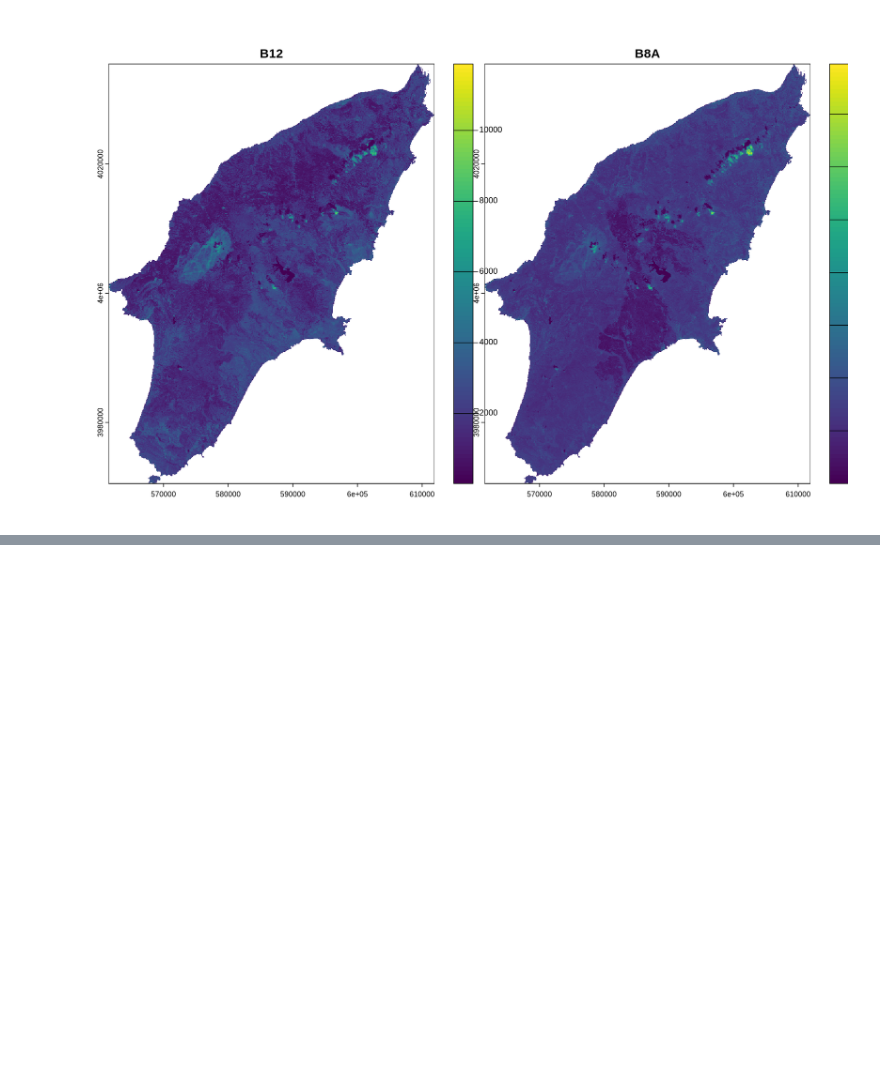
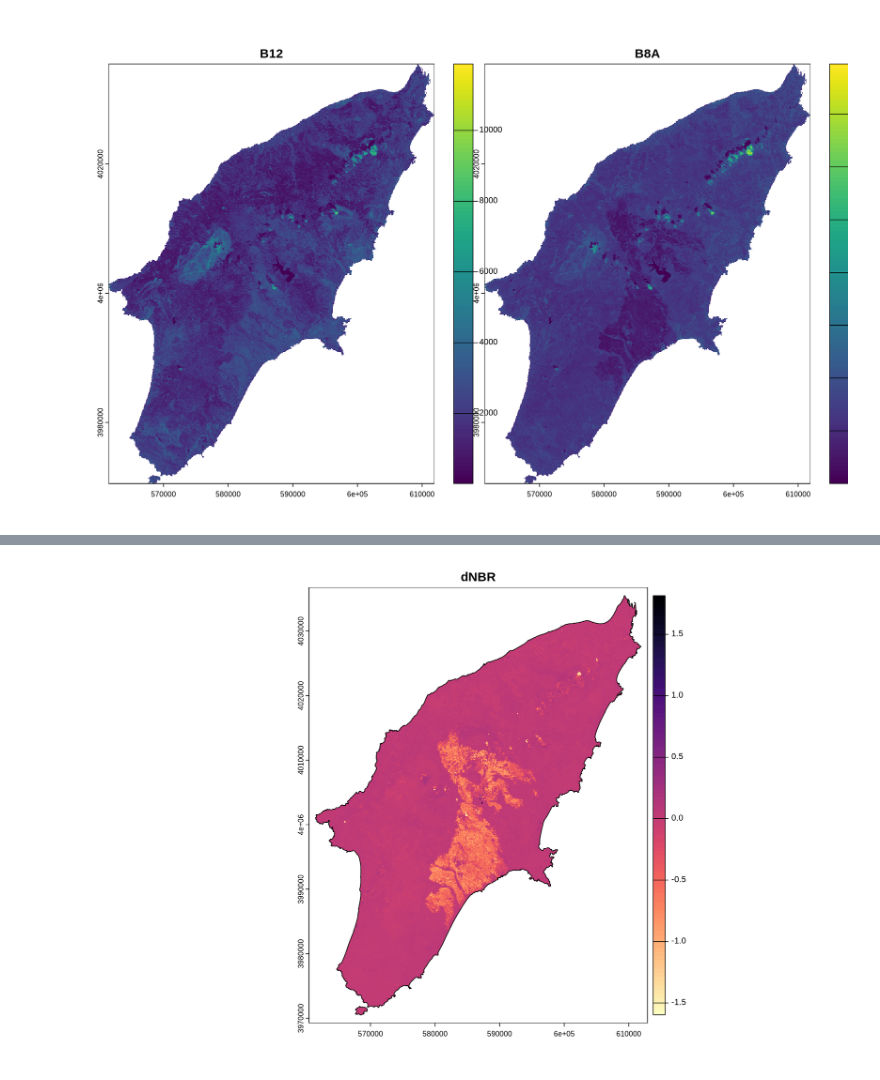
Before and after one commit to LTER-LIFE/vl-geospatial-toolbox, a Jupyter notebook: rhodes.ipynb, the cells around one changed output, grey strips where cells are left out. Drawn from its saved outputs; the diff is of its cells as text; code cells hidden in the pictures; blank space fills up the shorter version.

```diff
--- a/rhodes.ipynb
+++ b/rhodes.ipynb
@@ -486,0 +538,6 @@ gc()
+# %%
+## Compute delta Normalised Burn Ratio (dNBR)
+s2_dnbr_path <- paste0(param_dir_out, "/s2_dnbr.tif")
+xapp(x = rast(s2_pre_path_nbr), y = rast(s2_post_path_nbr),
+     fun = \(x, y) (x - y), filename = s2_dnbr_path, overwrite = TRUE)
+gc()
@@ -486,0 +558,8 @@ gc()
+# %%
+plot(roi_sv, main = "dNBR")
+rast(s2_dnbr_path) |>
+  #clamp(lower = 0.1, upper = 2) |>
+  plot(add = TRUE, col = rev(map.pal("magma", n = 100)))
+lines(roi_sv, lwd = 1)
+# %% [output]
+[figure, added]
```
Also changed, not shown: parts of 21 cells of this notebook.
